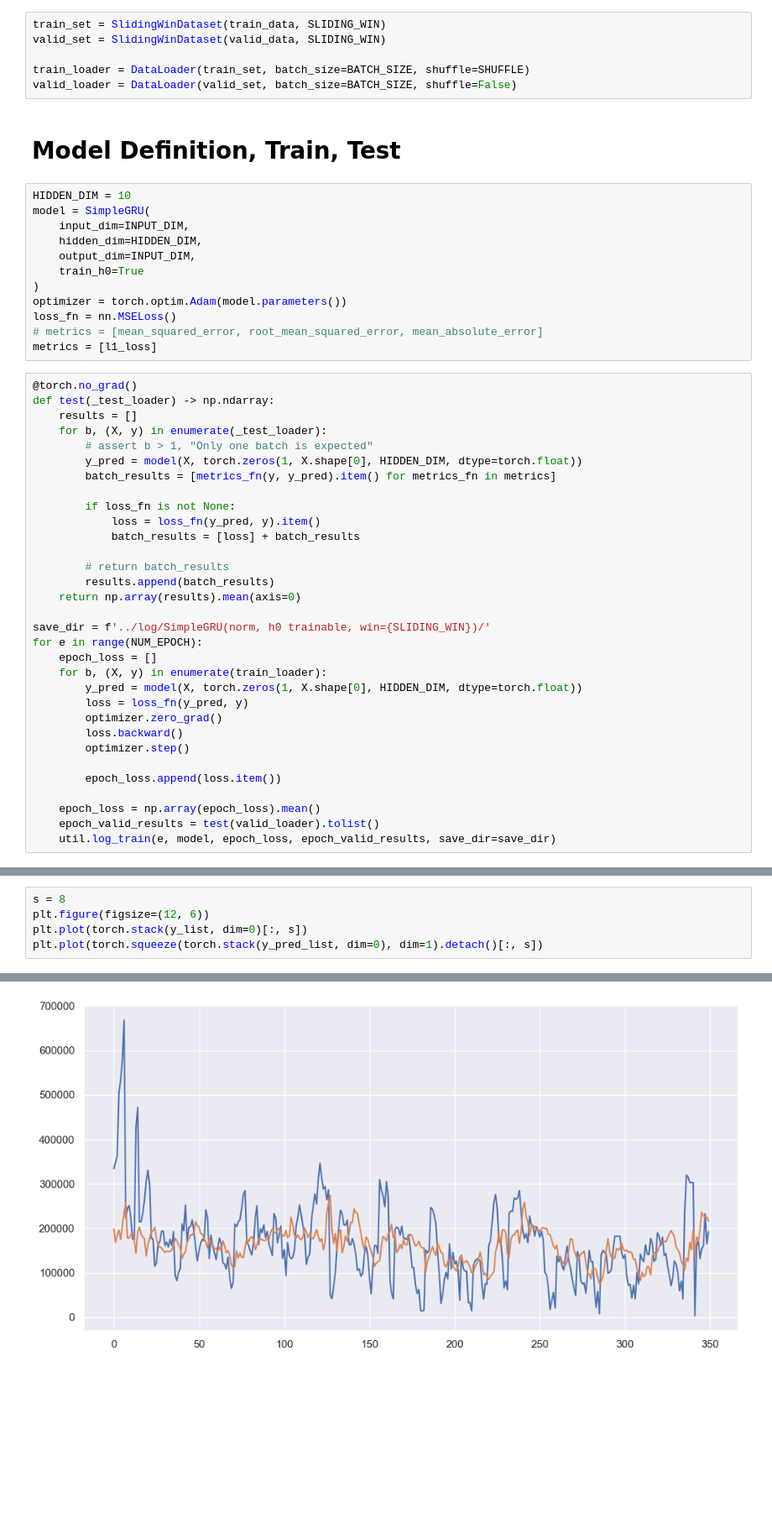
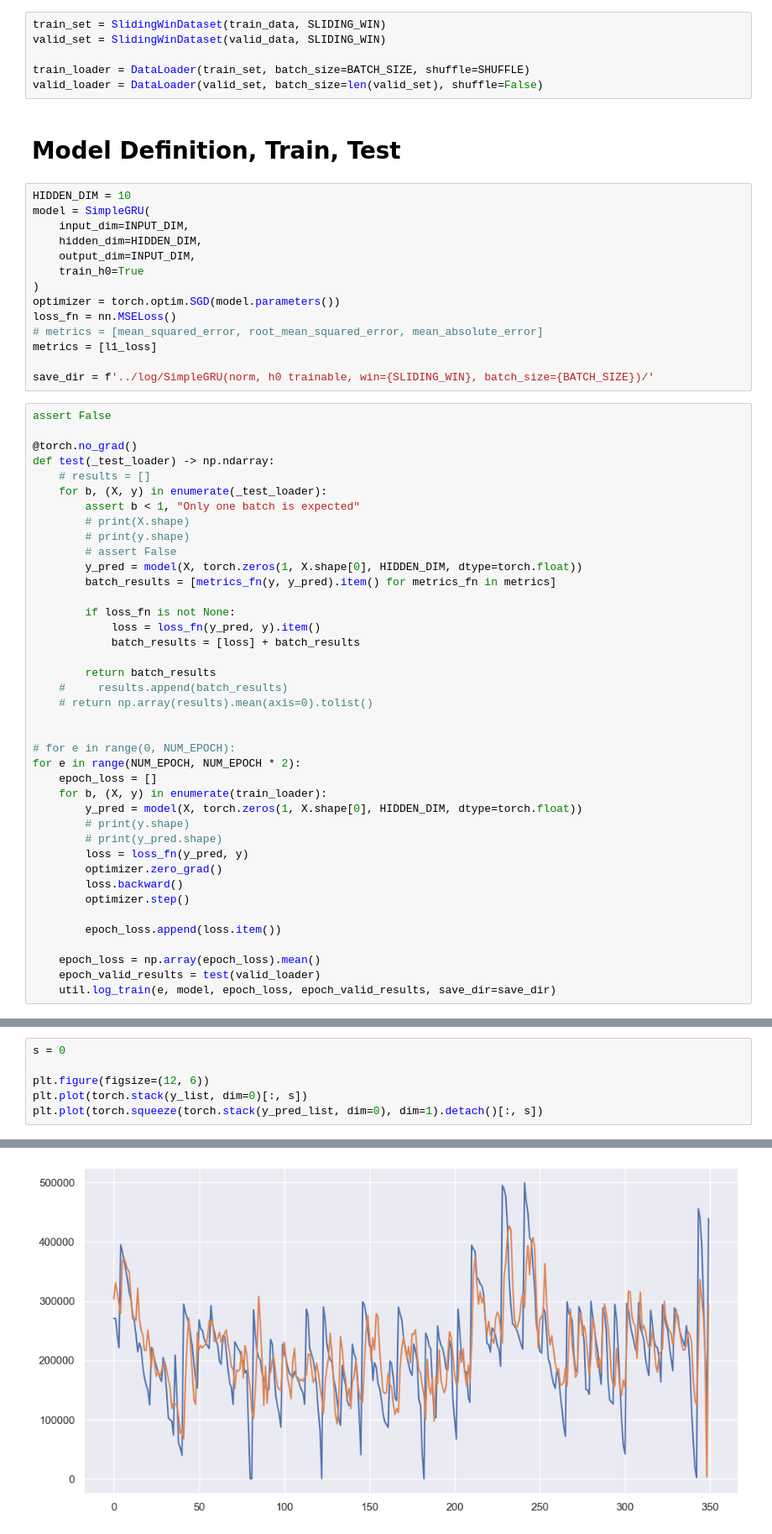
Before and after one commit to uhSuiL/ATM-Cash-Predictor, a Jupyter notebook: notebook/GRU_simple.ipynb, the cells around one changed output, grey strips where cells are left out. Shown at 84% size. Saved outputs shown, nothing was run; the diff lists cells and outputs as text; blank space fills up the shorter version.

```diff
--- a/notebook/GRU_simple.ipynb
+++ b/notebook/GRU_simple.ipynb
@@ -56,7 +57,7 @@ train_set = SlidingWinDataset(train_data, SLIDING_WIN)
 valid_set = SlidingWinDataset(valid_data, SLIDING_WIN)
 
 train_loader = DataLoader(train_set, batch_size=BATCH_SIZE, shuffle=SHUFFLE)
-valid_loader = DataLoader(valid_set, batch_size=BATCH_SIZE, shuffle=False)
+valid_loader = DataLoader(valid_set, batch_size=len(valid_set), shuffle=False)
 # %% [markdown]
 # Model Definition, Train, Test
 # %%
@@ -67,16 +68,23 @@ model = SimpleGRU(
     output_dim=INPUT_DIM,
     train_h0=True
 )
-optimizer = torch.optim.Adam(model.parameters())
+optimizer = torch.optim.SGD(model.parameters())
 loss_fn = nn.MSELoss()
 # metrics = [mean_squared_error, root_mean_squared_error, mean_absolute_error]
 metrics = [l1_loss]
+
+save_dir = f'../log/SimpleGRU(norm, h0 trainable, win={SLIDING_WIN}, batch_size={BATCH_SIZE})/'
 # %%
+assert False
+
 @torch.no_grad()
 def test(_test_loader) -> np.ndarray:
-    results = []
+    # results = []
     for b, (X, y) in enumerate(_test_loader):
-        # assert b > 1, "Only one batch is expected"
+        assert b < 1, "Only one batch is expected"
+        # print(X.shape)
+        # print(y.shape)
+        # assert False
         y_pred = model(X, torch.zeros(1, X.shape[0], HIDDEN_DIM, dtype=torch.float))
         batch_results = [metrics_fn(y, y_pred).item() for metrics_fn in metrics]
 
@@ -84,15 +92,18 @@ def test(_test_loader) -> np.ndarray:
             loss = loss_fn(y_pred, y).item()
             batch_results = [loss] + batch_results
 
-        # return batch_results
-        results.append(batch_results)
-    return np.array(results).mean(axis=0)
+        return batch_results
+    #     results.append(batch_results)
+    # return np.array(results).mean(axis=0).tolist()
 
-save_dir = f'../log/SimpleGRU(norm, h0 trainable, win={SLIDING_WIN})/'
-for e in range(NUM_EPOCH):
+
+# for e in range(0, NUM_EPOCH):
+for e in range(NUM_EPOCH, NUM_EPOCH * 2):
     epoch_loss = []
     for b, (X, y) in enumerate(train_loader):
         y_pred = model(X, torch.zeros(1, X.shape[0], HIDDEN_DIM, dtype=torch.float))
+        # print(y.shape)
+        # print(y_pred.shape)
         loss = loss_fn(y_pred, y)
         optimizer.zero_grad()
         loss.backward()
@@ -101,6 +112,6 @@ for e in range(NUM_EPOCH):
         epoch_loss.append(loss.item())
 
     epoch_loss = np.array(epoch_loss).mean()
-    epoch_valid_results = test(valid_loader).tolist()
+    epoch_valid_results = test(valid_loader)
     util.log_train(e, model, epoch_loss, epoch_valid_results, save_dir=save_dir)
 # %% [output]
@@ -134,8 +142,9 @@ for i in range(len(train_set)):
 # %%
-s = 8
+s = 0
+
 plt.figure(figsize=(12, 6))
 plt.plot(torch.stack(y_list, dim=0)[:, s])
 plt.plot(torch.squeeze(torch.stack(y_pred_list, dim=0), dim=1).detach()[:, s])
 # %% [output]
 [<matplotlib.lines.Line2D at 0x...>]
-[figure, old version]
+[figure, new version]
```
Also changed, not shown: parts of 5 cells of this notebook.
